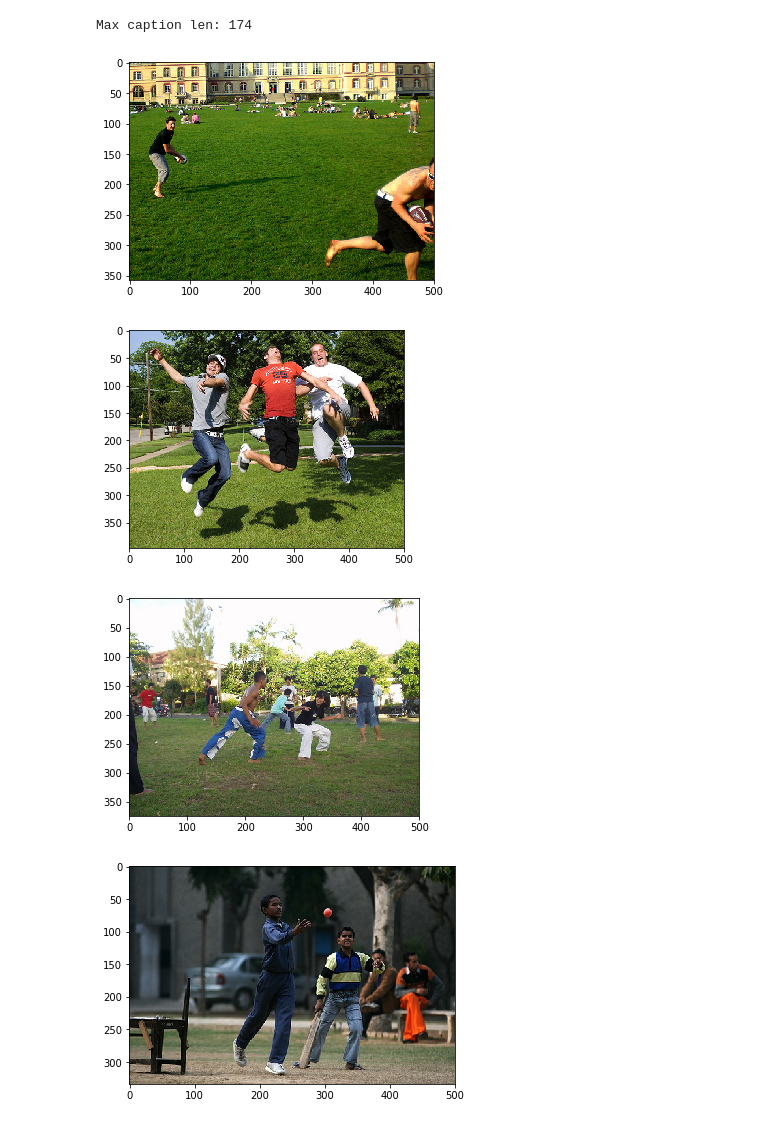
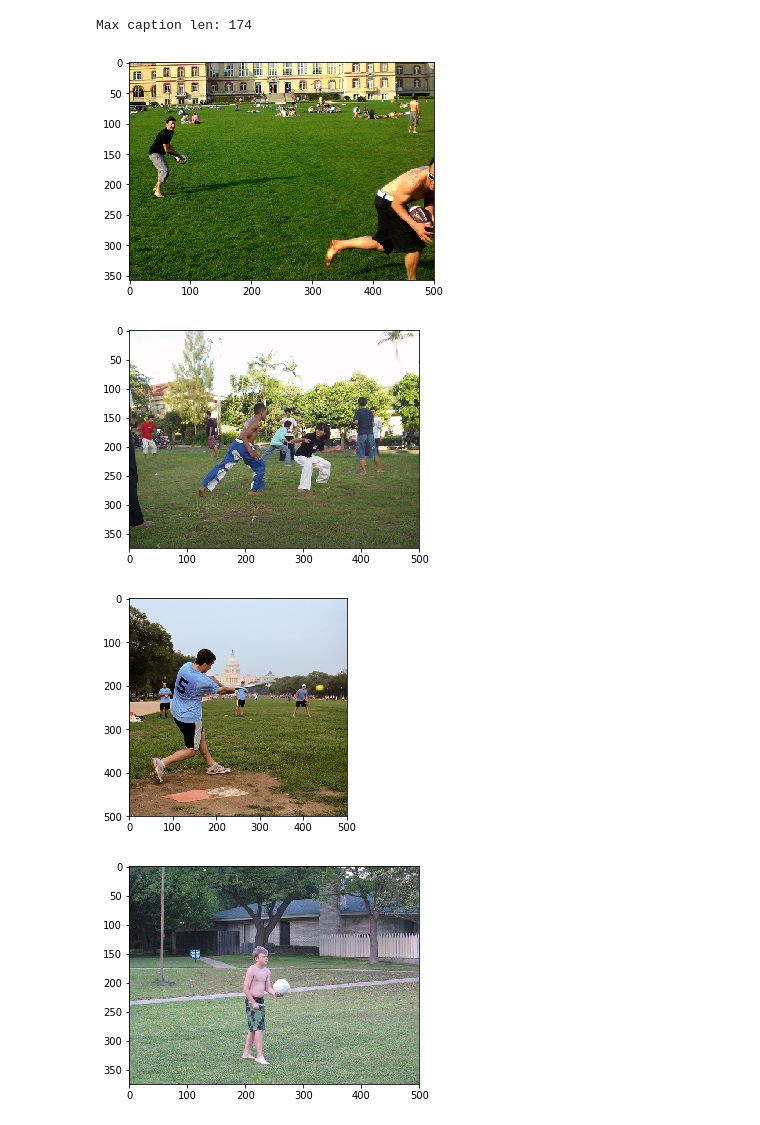
Before and after one commit to MysteryVaibhav/m-DAN, a Jupyter notebook: visualize.ipynb, the cells around one changed output. Drawn from its saved outputs; the diff is of its cells as text; code cells hidden in the pictures.

```diff
--- a/visualize.ipynb
+++ b/visualize.ipynb
@@ -9,7 +9,9 @@ import matplotlib.image as mpimg
 
 
 # Enter the query:
+#query = "Kids taking a bath in a bathtub"
 query = "People playing with a ball in the park"
+#query = "Man riding a horse"
 #query = "People playing soccer"
 
 # Number of images to retrieve
@@ -17,7 +19,7 @@ k = 5
 
 # Load model
 model = mDAN()
-model.load_state_dict(torch.load('model_weights_53_0.298.t7'))
+model.load_state_dict(torch.load('model_weights_74_0.317.t7'))
 if torch.cuda.is_available():
     model = model.cuda()
 
@@ -61,33 +63,33 @@ else:
     for (caption_, mask_, image_) in data_loader:
         _, _, z_v = model(to_variable(caption_),
                           to_variable(mask_),
                           to_variable(image_), True)
         if all_z_v is None:
             all_z_v = z_v.data.cpu()
         else:
             all_z_v = torch.cat((all_z_v, z_v.data.cpu()), 0)
     all_z_v = all_z_v.numpy()
     print(all_z_v.shape)
     np.save('all_visual_context_features.npy', all_z_v)
 
 # Get the textual context vector for the input caption
 dummy_image = np.random.random((NO_OF_REGIONS_IN_IMAGE, VISUAL_FEATURE_DIMENSION))
 _, z_u, _ = model(to_variable(to_tensor(one_hot).long().unsqueeze(0)), to_variable(to_tensor(mask).unsqueeze(0)),
                   to_variable(to_tensor(dummy_image).unsqueeze(0)), True)
 z_u = z_u.data.cpu().numpy()
 
 # Compute similarity with the existing images
 similarity = np.matmul(all_z_v, z_u.T)
 top_k_img_idx = (-similarity.squeeze(axis=1)).argsort()[:k]
 
 # Fetch all images
 for i in top_k_img_idx:
     img = mpimg.imread(IMAGES_DIR + "{}.jpg".format(id_img[i]))
     plt.figure()
     plt.imshow(img)
 # %% [output]
 Max caption len: 174
 [figure]
-[figure, old version]
+[figure, new version]
-[figure, old version]
+[figure, new version]
-[figure, old version]
+[figure, new version]
```
Also changed, not shown: parts of 1 cell of this notebook, 4 other files.
